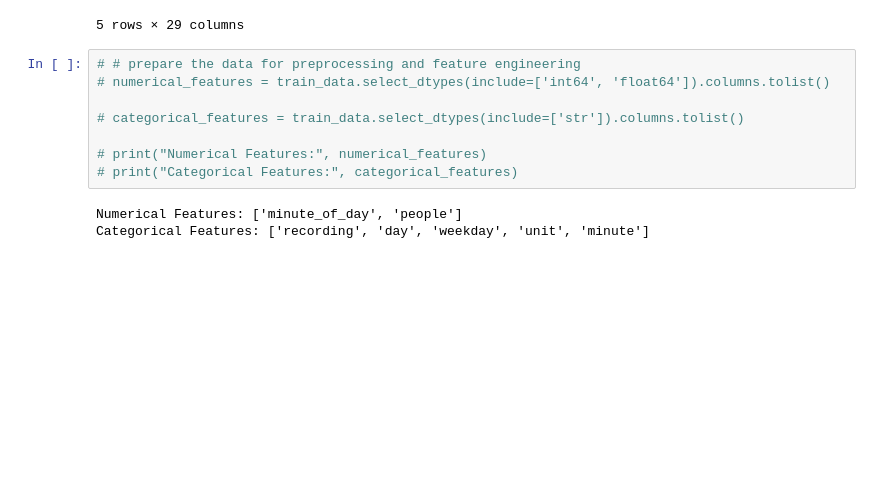
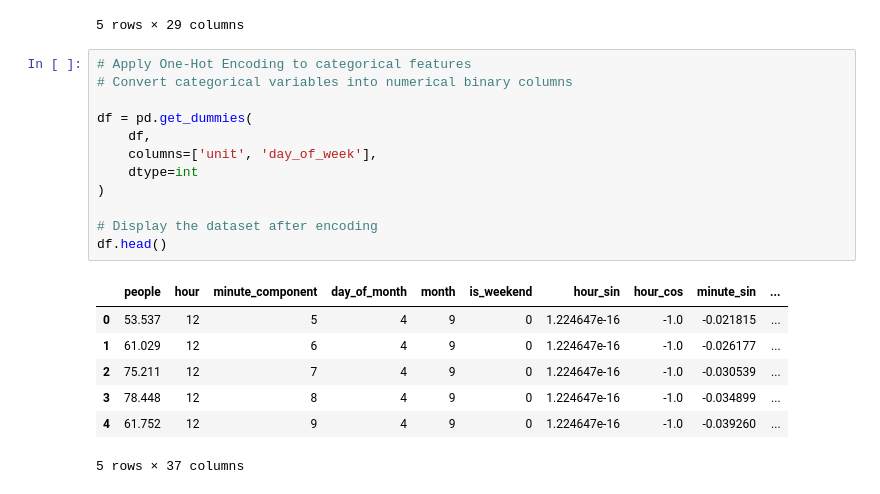
Before and after one commit to ruzaki11/Madinah-Ethical-AI-Competition-, a Jupyter notebook: work.ipynb, the cells around one changed output. Saved outputs shown, nothing was run; the diff lists cells and outputs as text; blank space fills up the shorter version.

Commit message:
Update code after saving

```diff
--- a/work.ipynb
+++ b/work.ipynb
@@ -154,13 +154,22 @@ See https://pandas.pydata.org/docs/dev/whatsnew/v3.1.0.html#deprecation-inplace
 | 4 | cam_A | 61.752 | 12 | 9 | 4 | 9 | 4 | 0 | 1.224647e-16 | ... |
 5 rows × 29 columns
 # %%
-# # prepare the data for preprocessing and feature engineering
-# numerical_features = train_data.select_dtypes(include=['int64', 'float64']).columns.tolist()
+# Apply One-Hot Encoding to categorical features
+# Convert categorical variables into numerical binary columns
 
-# categorical_features = train_data.select_dtypes(include=['str']).columns.tolist()
+df = pd.get_dummies(
+    df,
+    columns=['unit', 'day_of_week'],
+    dtype=int
+)
 
-# print("Numerical Features:", numerical_features)
-# print("Categorical Features:", categorical_features)
+# Display the dataset after encoding
+df.head()
 # %% [output]
+|  | people | hour | minute_component | day_of_month | month | is_weekend | hour_sin | hour_cos | minute_sin | ... |
+| 0 | 53.537 | 12 | 5 | 4 | 9 | 0 | 1.224647e-16 | -1.0 | -0.021815 | ... |
+| 1 | 61.029 | 12 | 6 | 4 | 9 | 0 | 1.224647e-16 | -1.0 | -0.026177 | ... |
+| 2 | 75.211 | 12 | 7 | 4 | 9 | 0 | 1.224647e-16 | -1.0 | -0.030539 | ... |
+| 3 | 78.448 | 12 | 8 | 4 | 9 | 0 | 1.224647e-16 | -1.0 | -0.034899 | ... |
+| 4 | 61.752 | 12 | 9 | 4 | 9 | 0 | 1.224647e-16 | -1.0 | -0.039260 | ... |
-Numerical Features: ['minute_of_day', 'people']
-Categorical Features: ['recording', 'day', 'weekday', 'unit', 'minute']
+5 rows × 37 columns
```
Also changed, not shown: parts of 6 cells of this notebook.
